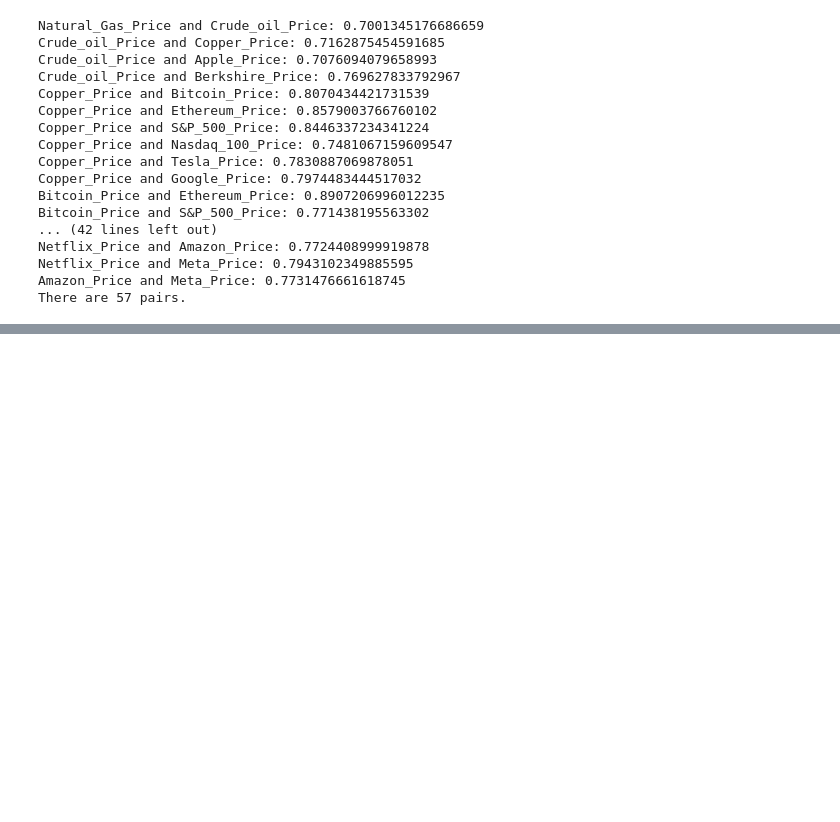
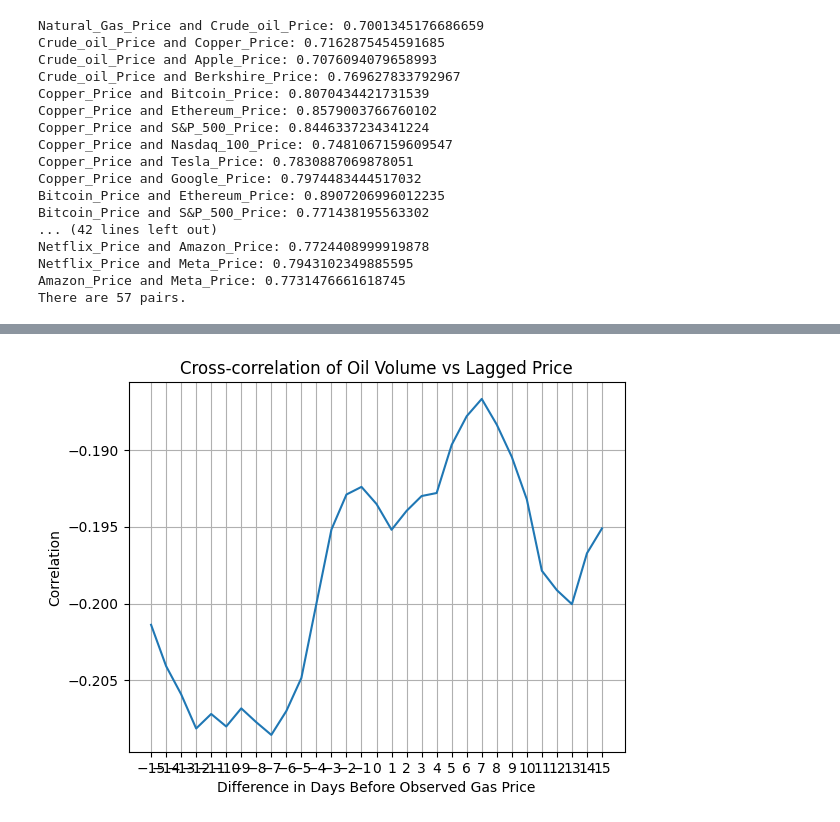
Before and after one commit to alexrpugh/US-Market-Research, a Jupyter notebook: US-Economy-Code.ipynb, the cells around one changed output, grey strips where cells are left out. Cells and saved outputs as stored; diff of their text form; code cells hidden in the pictures; blank space fills up the shorter version.

```diff
--- a/US-Economy-Code.ipynb
+++ b/US-Economy-Code.ipynb
@@ -158,0 +220,13 @@ plt.show()
+# %%
+lags = range(-15, 16)
+cross_corr = [df['Crude_oil_Vol.'].shift(lag).corr(df['Natural_Gas_Price'])
+              for lag in lags]
+plt.plot(lags, cross_corr)
+plt.title('Cross-correlation of Oil Volume vs Lagged Price')
+plt.xlabel('Difference in Days Before Observed Gas Price')
+plt.ylabel('Correlation')
+plt.xticks(lags)
+plt.grid()
+plt.show()
+# %% [output]
+[figure, added]
```
Also changed, not shown: parts of 10 cells of this notebook.
